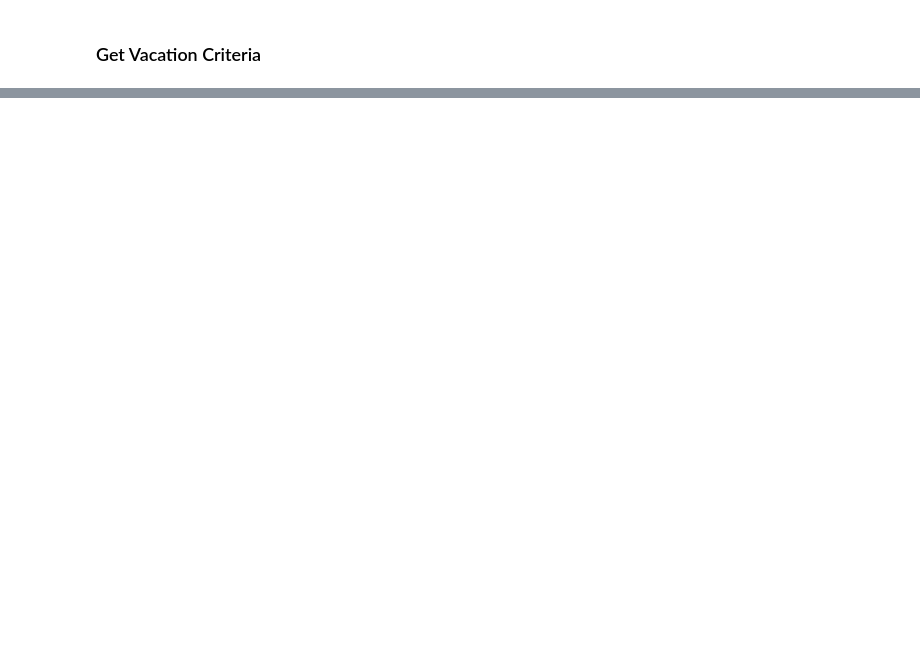
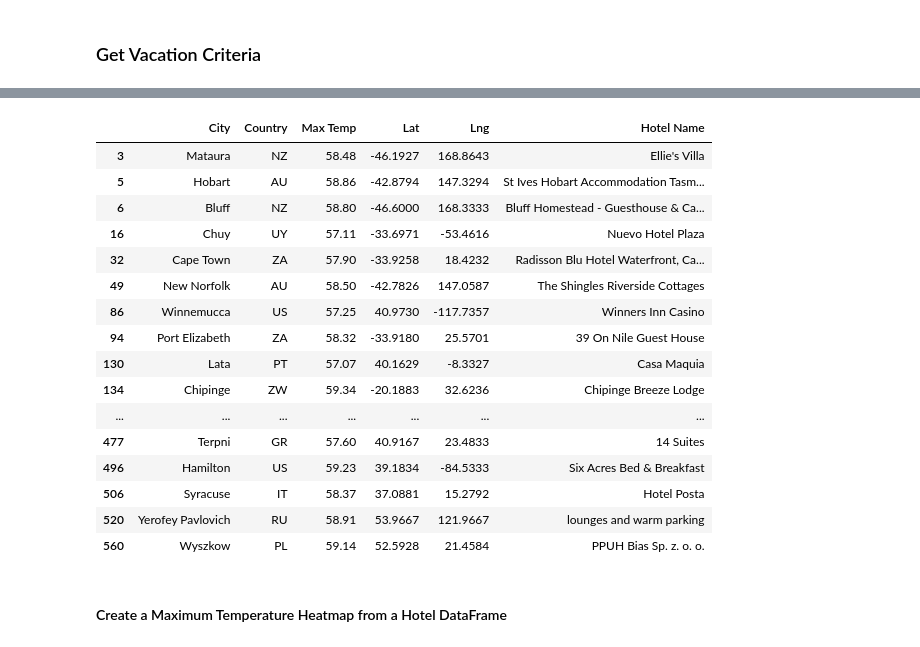
Before and after one commit to aufdemarbeitsmarkt/World_Weather_Analysis, a Jupyter notebook: VacationPy.ipynb, the cells around one changed output, grey strips where cells are left out. Cells and saved outputs as stored; diff of their text form; code cells hidden in the pictures; blank space fills up the shorter version.

```diff
--- a/VacationPy.ipynb
+++ b/VacationPy.ipynb
@@ -129,0 +157,47 @@ preferred_cities_df = preferred_cities_df.dropna()
+# %%
+# set query parameters
+params = {
+    'radius': 5000,
+    'type': 'lodging',
+    'key': g_key
+}
+base_url = 'https://maps.googleapis.com/maps/api/place/nearbysearch/json'
+
+# iterate through the DataFrame
+for index, row in hotel_df.iterrows():
+    lat = row['Lat']
+    lng = row['Lng']
+
+    # after getting the lat and lng, add / update the location key in the params dict
+    params['location'] = f'{lat},{lng}'
+
+    # make the request and get the JSON data from the search
+    hotels = requests.get(base_url, params=params).json()
+
+    # grab the first hotel from the results and store the name
+    try:
+        hotel_df.loc[index, 'Hotel Name'] = hotels['results'][0]['name']
+    except IndexError:
+        print('Hotel not found.. skipping!')
+# %%
+hotel_df
+# %% [output]
+|  | City | Country | Max Temp | Lat | Lng | Hotel Name |
+| 3 | Mataura | NZ | 58.48 | -46.1927 | 168.8643 | Ellie's Villa |
+| 5 | Hobart | AU | 58.86 | -42.8794 | 147.3294 | St Ives Hobart Accommodation Tasm... |
+| 6 | Bluff | NZ | 58.80 | -46.6000 | 168.3333 | Bluff Homestead - Guesthouse & Ca... |
+| 16 | Chuy | UY | 57.11 | -33.6971 | -53.4616 | Nuevo Hotel Plaza |
+| 32 | Cape Town | ZA | 57.90 | -33.9258 | 18.4232 | Radisson Blu Hotel Waterfront, Ca... |
+| 49 | New Norfolk | AU | 58.50 | -42.7826 | 147.0587 | The Shingles Riverside Cottages |
+| 86 | Winnemucca | US | 57.25 | 40.9730 | -117.7357 | Winners Inn Casino |
+| 94 | Port Elizabeth | ZA | 58.32 | -33.9180 | 25.5701 | 39 On Nile Guest House |
+| 130 | Lata | PT | 57.07 | 40.1629 | -8.3327 | Casa Maquia |
+| 134 | Chipinge | ZW | 59.34 | -20.1883 | 32.6236 | Chipinge Breeze Lodge |
+| ... | ... | ... | ... | ... | ... | ... |
+| 477 | Terpni | GR | 57.60 | 40.9167 | 23.4833 | 14 Suites |
+| 496 | Hamilton | US | 59.23 | 39.1834 | -84.5333 | Six Acres Bed & Breakfast |
+| 506 | Syracuse | IT | 58.37 | 37.0881 | 15.2792 | Hotel Posta |
+| 520 | Yerofey Pavlovich | RU | 58.91 | 53.9667 | 121.9667 | lounges and warm parking |
+| 560 | Wyszkow | PL | 59.14 | 52.5928 | 21.4584 | PPUH Bias Sp. z. o. o. |
+# %% [markdown]
+#### Create a Maximum Temperature Heatmap from a Hotel DataFrame
```
Also changed, not shown: parts of 7 cells of this notebook, 7 other files.
